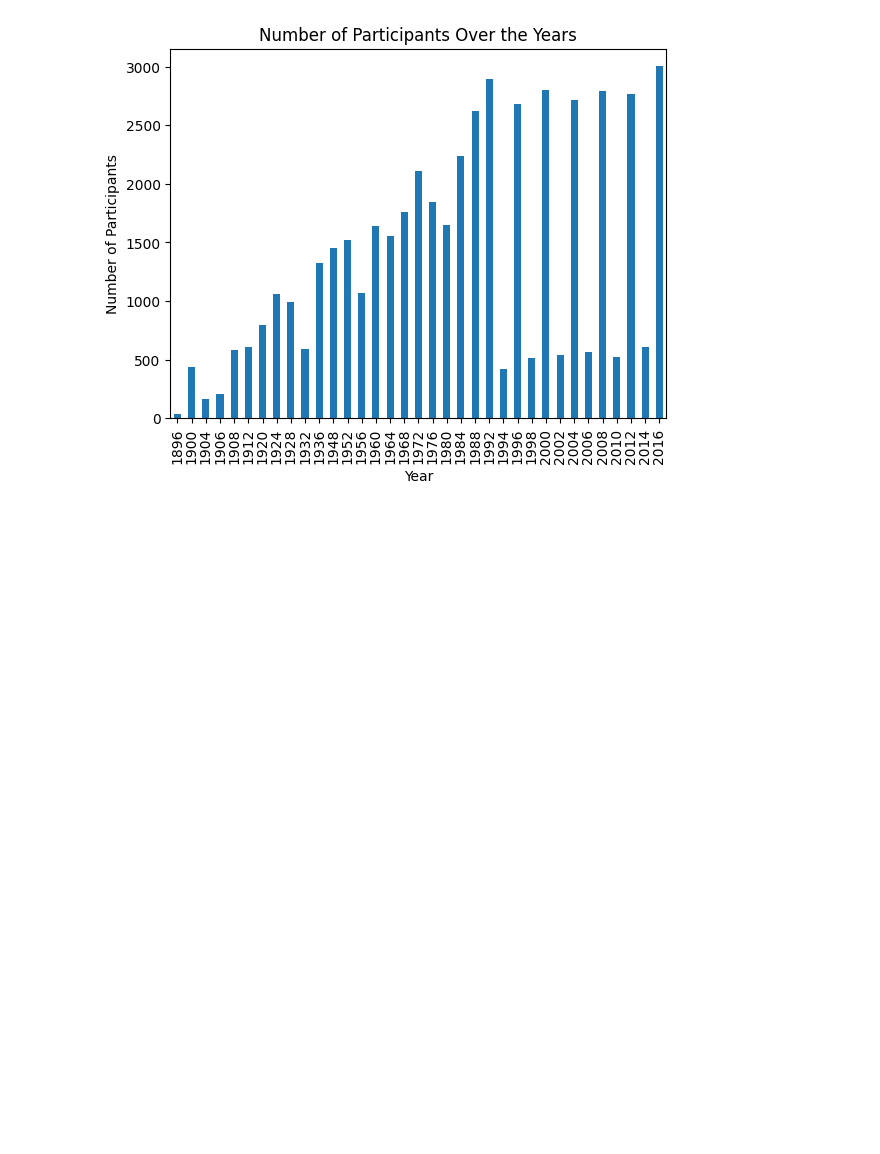
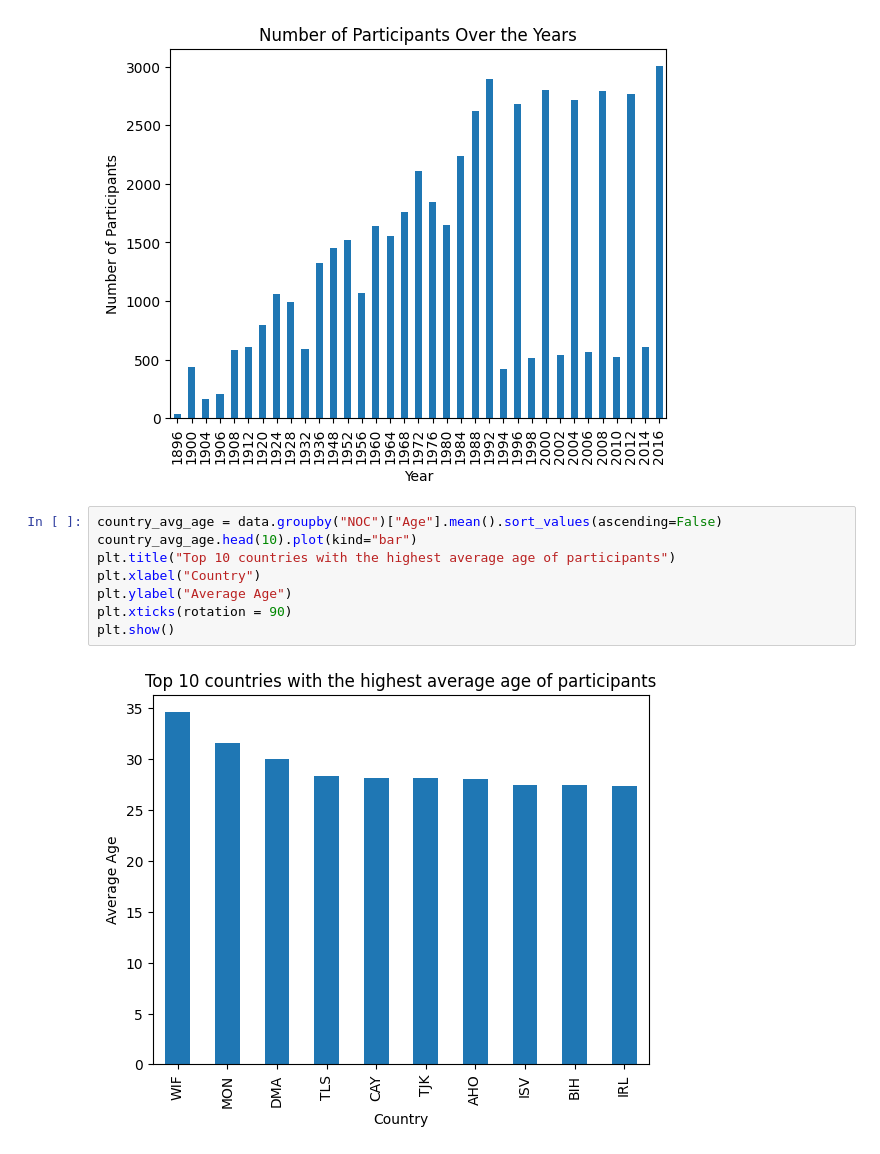
Before and after one commit to samwanyua/Exploratory-Data-Analysis-EDA--Olympics-Dataset, a Jupyter notebook: Notebook.ipynb, the cells around one changed output. Drawn from its saved outputs; the diff is of its cells as text; blank space fills up the shorter version.

```diff
--- a/Notebook.ipynb
+++ b/Notebook.ipynb
@@ -258,3 +258,13 @@ plt.ylabel("Number of Participants")
 plt.show()
 # %% [output]
 [figure]
+# %%
+country_avg_age = data.groupby("NOC")["Age"].mean().sort_values(ascending=False)
+country_avg_age.head(10).plot(kind="bar")
+plt.title("Top 10 countries with the highest average age of participants")
+plt.xlabel("Country")
+plt.ylabel("Average Age")
+plt.xticks(rotation = 90)
+plt.show()
+# %% [output]
+[figure, added]
```
